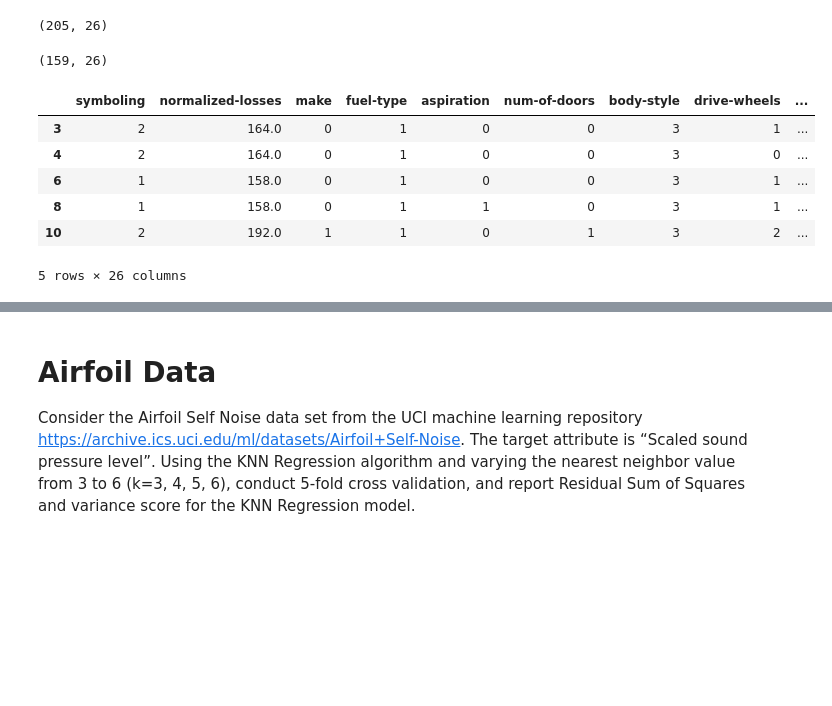
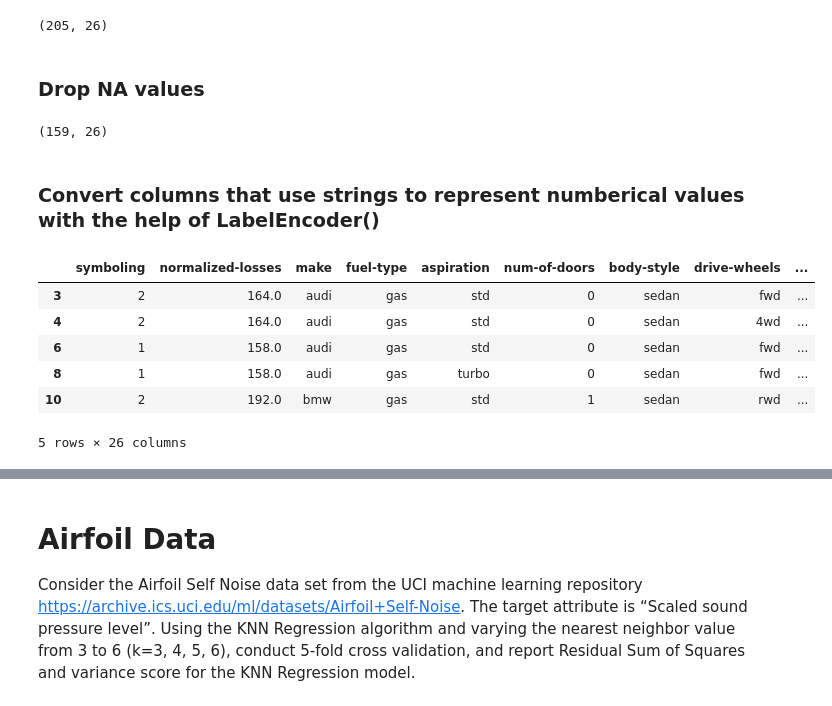
Before and after one commit to imad3k/AppliedML_Assignment2, a Jupyter notebook: dsba6156_inclass_assignment2_iahmad.ipynb, the cells around one changed output, grey strips where cells are left out. Drawn from its saved outputs; the diff is of its cells as text; code cells hidden in the pictures; blank space fills up the shorter version.

```diff
--- a/dsba6156_inclass_assignment2_iahmad.ipynb
+++ b/dsba6156_inclass_assignment2_iahmad.ipynb
@@ -75,6 +74,8 @@ memory usage: 41.8+ KB
 auto_df.shape
 # %% [output]
 (205, 26)
+# %% [markdown]
+### Drop NA values
 # %%
 # Drop NA values before applying label encoder
 
@@ -82,33 +83,26 @@ auto_df.dropna(inplace = True)
 auto_df.shape
 # %% [output]
 (159, 26)
+# %% [markdown]
+### Convert columns that use strings to represent numberical values with the help of LabelEncoder()
 # %%
 # Import label encoder
 from sklearn import preprocessing
 
 # Load the label_encoder
 label_encoder = preprocessing.LabelEncoder()
 
-# Encode numerical labels for categorical variables
-auto_df['make']= label_encoder.fit_transform(auto_df['make'])
-auto_df['fuel-type']= label_encoder.fit_transform(auto_df['fuel-type'])
-auto_df['aspiration']= label_encoder.fit_transform(auto_df['aspiration'])
+# Encode numerical labels for for columns that report numbers but using string values variables
 auto_df['num-of-doors']= label_encoder.fit_transform(auto_df['num-of-doors'])
-auto_df['body-style']= label_encoder.fit_transform(auto_df['body-style'])
-auto_df['drive-wheels']= label_encoder.fit_transform(auto_df['drive-wheels'])
-auto_df['engine-location']= label_encoder.fit_transform(auto_df['engine-location'])
-
-auto_df['engine-type']= label_encoder.fit_transform(auto_df['engine-type'])
 auto_df['num-of-cylinders']= label_encoder.fit_transform(auto_df['num-of-cylinders'])
-auto_df['fuel-system']= label_encoder.fit_transform(auto_df['fuel-system'])
 
 # Double check if label encoding has worked
 auto_df.head()
 # %% [output]
 |  | symboling | normalized-losses | make | fuel-type | aspiration | num-of-doors | body-style | drive-wheels | ... |
-| 3 | 2 | 164.0 | 0 | 1 | 0 | 0 | 3 | 1 | ... |
-| 4 | 2 | 164.0 | 0 | 1 | 0 | 0 | 3 | 0 | ... |
-| 6 | 1 | 158.0 | 0 | 1 | 0 | 0 | 3 | 1 | ... |
-| 8 | 1 | 158.0 | 0 | 1 | 1 | 0 | 3 | 1 | ... |
-| 10 | 2 | 192.0 | 1 | 1 | 0 | 1 | 3 | 2 | ... |
+| 3 | 2 | 164.0 | audi | gas | std | 0 | sedan | fwd | ... |
+| 4 | 2 | 164.0 | audi | gas | std | 0 | sedan | 4wd | ... |
+| 6 | 1 | 158.0 | audi | gas | std | 0 | sedan | fwd | ... |
+| 8 | 1 | 158.0 | audi | gas | turbo | 0 | sedan | fwd | ... |
+| 10 | 2 | 192.0 | bmw | gas | std | 1 | sedan | rwd | ... |
 5 rows × 26 columns
```
Also changed, not shown: parts of 29 cells of this notebook.
